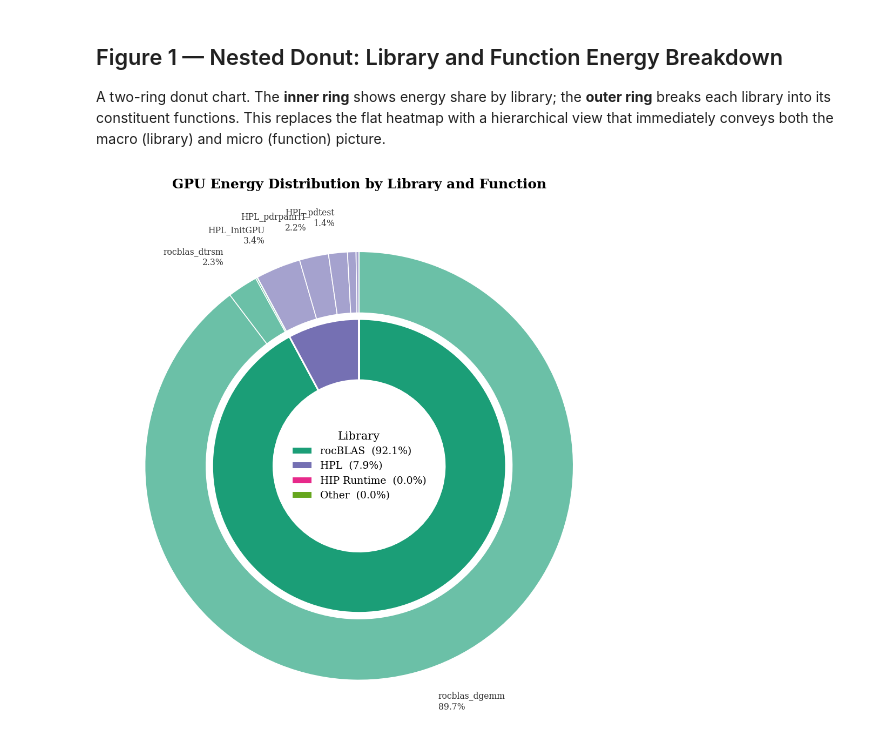
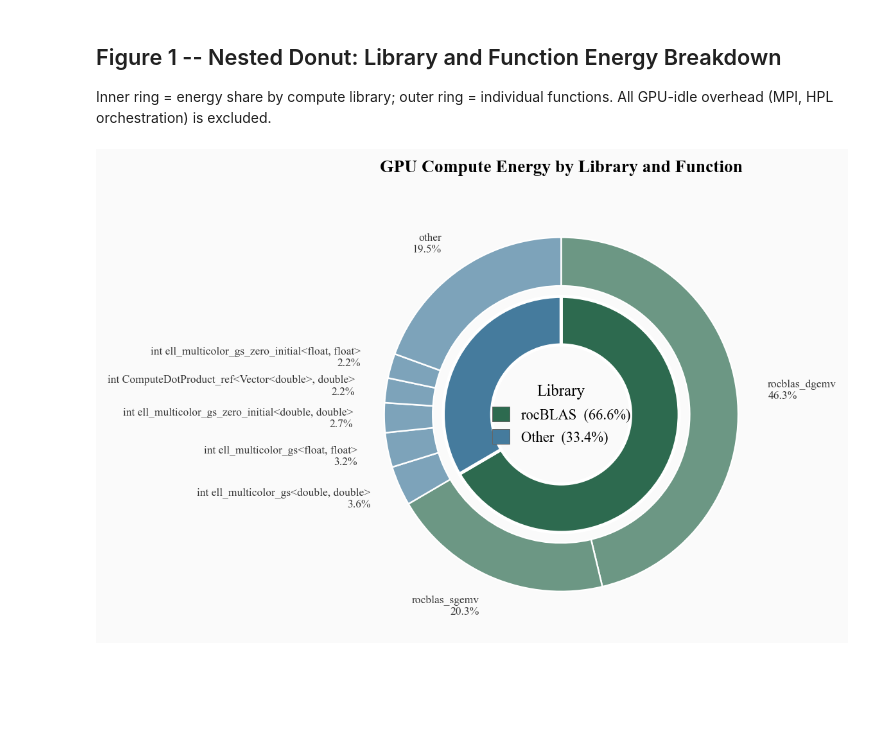
Before and after one commit to brandon-neth/ampere, a Jupyter notebook: examples/energy_visualizations.ipynb, the cells around one changed output. Saved outputs shown, nothing was run; the diff lists cells and outputs as text; code cells hidden in the pictures; blank space fills up the shorter version.

```diff
--- a/examples/energy_visualizations.ipynb
+++ b/examples/energy_visualizations.ipynb
@@ -49,7 +71,8 @@ def my_hpc_topology(metric_name, ranks):
 
 ranks = [f"MPI Rank {i}" for i in range(8)]
 topo  = {"Node0": ranks}
-ensemble = Ensemble.from_trace_paths(["./hpl-captured-params"], topo, configs)
+# ensemble = Ensemble.from_trace_paths(["./hpl-captured-params"], topo, configs)
+ensemble = Ensemble.from_trace_paths(["./hpg-mxp-2"], topo, configs)
 # %%
 # ── Attribution: energy (Joules) and power (W) per function call ──
 devices = [
@@ -159,82 +182,77 @@ After filtering MPI + <1ms: 46,138 calls
 # %% [markdown]
-## Figure 1 — Nested Donut: Library and Function Energy Breakdown
+## Figure 1 -- Nested Donut: Library and Function Energy Breakdown
 
-A two-ring donut chart. The **inner ring** shows energy share by library; the **outer ring** breaks each library into its constituent functions. This replaces the flat heatmap with a hierarchical view that immediately conveys both the macro (library) and micro (function) picture.
+Inner ring = energy share by compute library; outer ring = individual functions.
+All GPU-idle overhead (MPI, HPL orchestration) is excluded.
 # %%
-# ── Fig 1: Nested donut — Library → Function energy hierarchy ──
+# -- Fig 1: Nested donut -- Library -> Function energy hierarchy --
 
-# Aggregate energy per library
 lib_energy = compute_energy.groupby('Library')['Value'].sum().sort_values(ascending=False)
-lib_order  = lib_energy.index.tolist()
+lib_order  = [l for l in LIB_ORDER if l in lib_energy.index]
+lib_energy = lib_energy.reindex(lib_order).dropna()
 
-# Aggregate energy per (library, function)
 func_energy = (compute_energy.groupby(['Library', 'ShortName'])['Value']
                .sum().reset_index()
                .sort_values(['Library', 'Value'], ascending=[True, False]))
 
-# For readability, keep top 4 functions per library, lump rest into "other"
+TOP_PER_LIB = 5
 outer_labels, outer_vals, outer_colors = [], [], []
 for lib in lib_order:
-    sub = func_energy[func_energy['Library'] == lib].copy()
-    top = sub.head(4)
-    rest_val = sub.iloc[4:]['Value'].sum() if len(sub) > 4 else 0
+    sub = func_energy[func_energy['Library'] == lib]
+    top = sub.head(TOP_PER_LIB)
+    rest_val = sub.iloc[TOP_PER_LIB:]['Value'].sum() if len(sub) > TOP_PER_LIB else 0
     for _, row in top.iterrows():
         outer_labels.append(row['ShortName'])
         outer_vals.append(row['Value'])
         outer_colors.append(LIB_PALETTE[lib])
     if rest_val > 0:
-        outer_labels.append(f'other {lib}')
+        outer_labels.append('other')
         outer_vals.append(rest_val)
         outer_colors.append(LIB_PALETTE[lib])
 
-# Lighten outer ring colors for visual separation
-def lighten(hex_color, factor=0.35):
+def lighten(hex_color, factor=0.30):
     rgb = mcolors.to_rgb(hex_color)
     return tuple(c + (1 - c) * factor for c in rgb)
 
 outer_colors_light = [lighten(c) for c in outer_colors]
 
-# ── Plot ──
-fig, ax = plt.subplots(figsize=(7, 7))
+fig, ax = plt.subplots(figsize=(6.5, 6.5), facecolor=BG)
+ax.set_facecolor(BG)
 
-# Inner ring (libraries)
-inner_colors = [LIB_PALETTE[l] for l in lib_order]
-wedges_inner, texts_inner = ax.pie(
-    lib_energy.values, labels=None, colors=inner_colors,
-    radius=0.72, wedgeprops=dict(width=0.30, edgecolor='white', linewidth=1.5),
-    startangle=90, counterclock=False
-)
+wedges_inner, _ = ax.pie(
+    lib_energy.values, labels=None,
+    colors=[LIB_PALETTE[l] for l in lib_order],
+    radius=0.68, wedgeprops=dict(width=0.28, edgecolor='white', linewidth=2),
+    startangle=90, counterclock=False)
 
-# Outer ring (functions)
-wedges_outer, texts_outer = ax.pie(
+wedges_outer, _ = ax.pie(
     outer_vals, labels=None, colors=outer_colors_light,
-    radius=1.05, wedgeprops=dict(width=0.30, edgecolor='white', linewidth=0.8),
-    startangle=90, counterclock=False
-)
+    radius=1.02, wedgeprops=dict(width=0.28, edgecolor='white', linewidth=1),
+    startangle=90, counterclock=False)
 
-# Annotate outer wedges (only those > 3% of total)
 total = sum(outer_vals)
 for wedge, label, val in zip(wedges_outer, outer_labels, outer_vals):
-    if val / total < 0.01:
+    pct = val / total * 100
+    if pct < 2.0:
         continue
     angle = (wedge.theta2 + wedge.theta1) / 2
-    x = 1.22 * np.cos(np.radians(angle))
-    y = 1.22 * np.sin(np.radians(angle))
+    r = 1.20
+    x = r * np.cos(np.radians(angle))
+    y = r * np.sin(np.radians(angle))
     ha = 'left' if x >= 0 else 'right'
-    pct = val / total * 100
-    ax.annotate(f'{label}\n{pct:.1f}%', xy=(x, y), fontsize=7.5,
+    ax.annotate(f'{label}\n{pct:.1f}%', xy=(x, y), fontsize=7,
                 ha=ha, va='center', color='#333333')
 
-# Inner ring legend
-legend_handles = [mpatches.Patch(facecolor=LIB_PALETTE[l], edgecolor='white', label=f'{l}  ({lib_energy[l]/total*100:.1f}%)')
-                  for l in lib_order]
-ax.legend(handles=legend_handles, loc='center', frameon=False, fontsize=9,
-          title='Library', title_fontsize=10)
+handles = [mpatches.Patch(facecolor=LIB_PALETTE[l], edgecolor='#666',
+           linewidth=0.4, label=f'{l}  ({lib_energy[l]/total*100:.1f}%)')
+           for l in lib_order]
+ax.legend(handles=handles, loc='center', frameon=False, fontsize=9,
+          title='Library', title_fontsize=10, handlelength=1.2, handleheight=1.2)
 
-ax.set_title('GPU Energy Distribution by Library and Function', pad=20, fontweight='bold')
+ax.set_title('GPU Compute Energy by Library and Function', pad=16, fontweight='bold')
 fig.tight_layout()
-plt.savefig('fig1_nested_donut.pdf', bbox_inches='tight')
+plt.savefig('fig1_nested_donut.pdf', bbox_inches='tight', facecolor=BG)
 plt.show()
 # %% [output]
-[figure, old version]
+[figure, new version]
 # %% [markdown]
```
Also changed, not shown: parts of 22 cells of this notebook, 4 other files.
